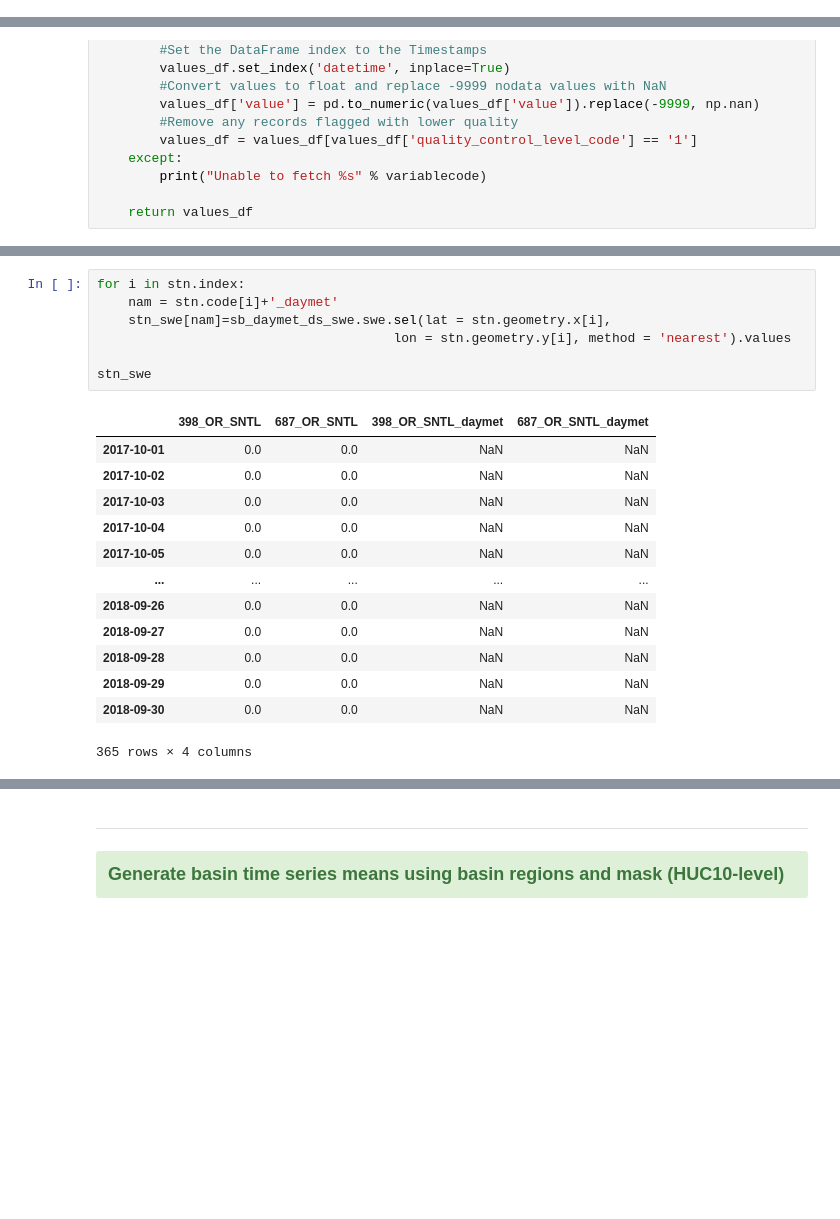
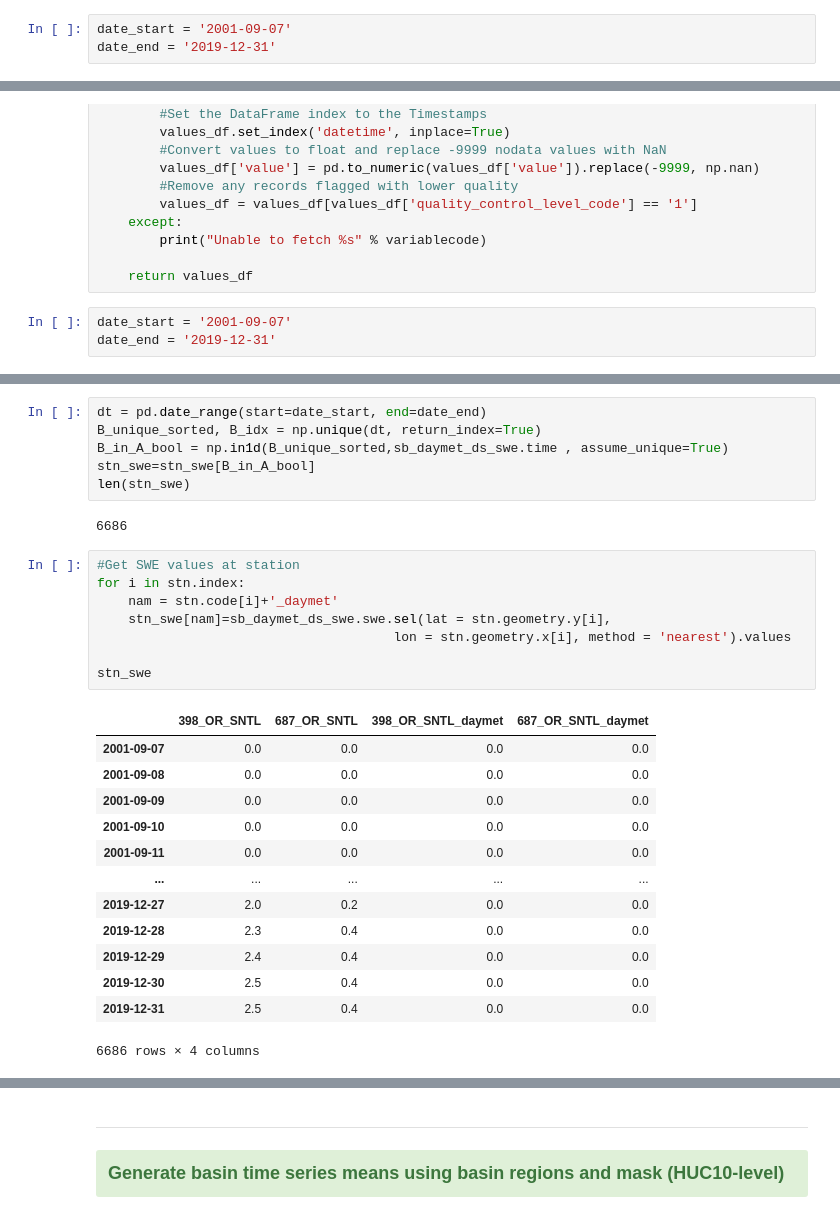
Before and after one commit to waterhackweek/whw2020_snowgw, a Jupyter notebook: mashup_snowGW_CA.ipynb, the cells around one changed output, grey strips where cells are left out. Drawn from its saved outputs; the diff is of its cells as text; blank space fills up the shorter version.

Commit message:
Added ability to extract daymet data at stations

```diff
--- a/mashup_snowGW_CA.ipynb
+++ b/mashup_snowGW_CA.ipynb
@@ -74,3 +71,6 @@ date_end = '2018-09-30'
+# %%
+date_start = '2001-09-07'
+date_end = '2019-12-31'
 # %% [markdown]
 ## Select basin
 
@@ -691,6 +691,9 @@ def fetch(sitecode, variablecode, start_date, end_date):
         print("Unable to fetch %s" % variablecode)
 
     return values_df
+# %%
+date_start = '2001-09-07'
+date_end = '2019-12-31'
 # %%
 stn_swe = pd.DataFrame(index=pd.date_range(start=date_start, end=date_end))
 for sitecode in stn.code:
@@ -722,22 +725,31 @@ stn_swe
+# %%
+dt = pd.date_range(start=date_start, end=date_end)
+B_unique_sorted, B_idx = np.unique(dt, return_index=True)
+B_in_A_bool = np.in1d(B_unique_sorted,sb_daymet_ds_swe.time , assume_unique=True)
+stn_swe=stn_swe[B_in_A_bool]
+len(stn_swe)
+# %% [output]
+6686
 # %%
+#Get SWE values at station
 for i in stn.index:
     nam = stn.code[i]+'_daymet'
-    stn_swe[nam]=sb_daymet_ds_swe.swe.sel(lat = stn.geometry.x[i],
-                                      lon = stn.geometry.y[i], method = 'nearest').values
+    stn_swe[nam]=sb_daymet_ds_swe.swe.sel(lat = stn.geometry.y[i],
+                                      lon = stn.geometry.x[i], method = 'nearest').values
 
 stn_swe
 # %% [output]
 |  | 398_OR_SNTL | 687_OR_SNTL | 398_OR_SNTL_daymet | 687_OR_SNTL_daymet |
-| 2017-10-01 | 0.0 | 0.0 | NaN | NaN |
-| 2017-10-02 | 0.0 | 0.0 | NaN | NaN |
-| 2017-10-03 | 0.0 | 0.0 | NaN | NaN |
-| 2017-10-04 | 0.0 | 0.0 | NaN | NaN |
-| 2017-10-05 | 0.0 | 0.0 | NaN | NaN |
+| 2001-09-07 | 0.0 | 0.0 | 0.0 | 0.0 |
+| 2001-09-08 | 0.0 | 0.0 | 0.0 | 0.0 |
+| 2001-09-09 | 0.0 | 0.0 | 0.0 | 0.0 |
+| 2001-09-10 | 0.0 | 0.0 | 0.0 | 0.0 |
+| 2001-09-11 | 0.0 | 0.0 | 0.0 | 0.0 |
 | ... | ... | ... | ... | ... |
-| 2018-09-26 | 0.0 | 0.0 | NaN | NaN |
-| 2018-09-27 | 0.0 | 0.0 | NaN | NaN |
-| 2018-09-28 | 0.0 | 0.0 | NaN | NaN |
-| 2018-09-29 | 0.0 | 0.0 | NaN | NaN |
-| 2018-09-30 | 0.0 | 0.0 | NaN | NaN |
+| 2019-12-27 | 2.0 | 0.2 | 0.0 | 0.0 |
+| 2019-12-28 | 2.3 | 0.4 | 0.0 | 0.0 |
+| 2019-12-29 | 2.4 | 0.4 | 0.0 | 0.0 |
+| 2019-12-30 | 2.5 | 0.4 | 0.0 | 0.0 |
+| 2019-12-31 | 2.5 | 0.4 | 0.0 | 0.0 |
-365 rows × 4 columns
+6686 rows × 4 columns
 # %%
```
Also changed, not shown: parts of 14 cells of this notebook.
